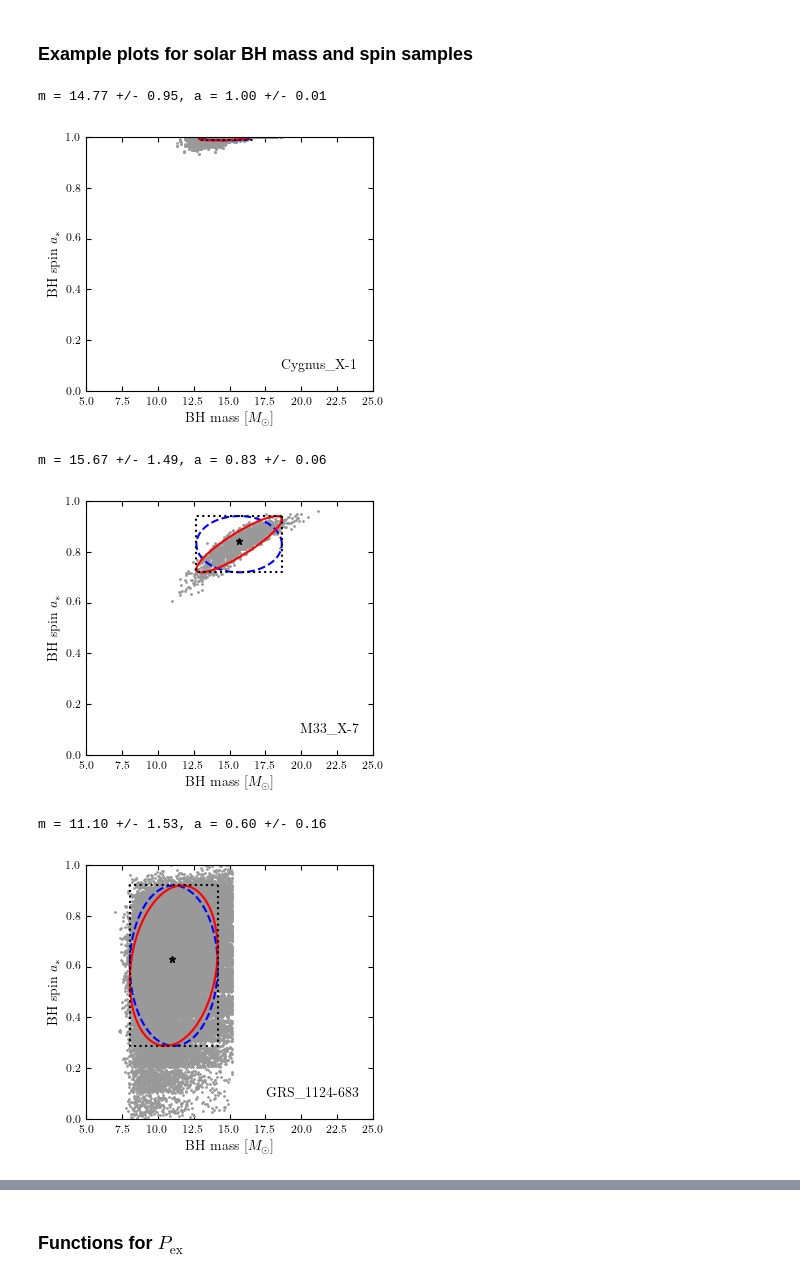
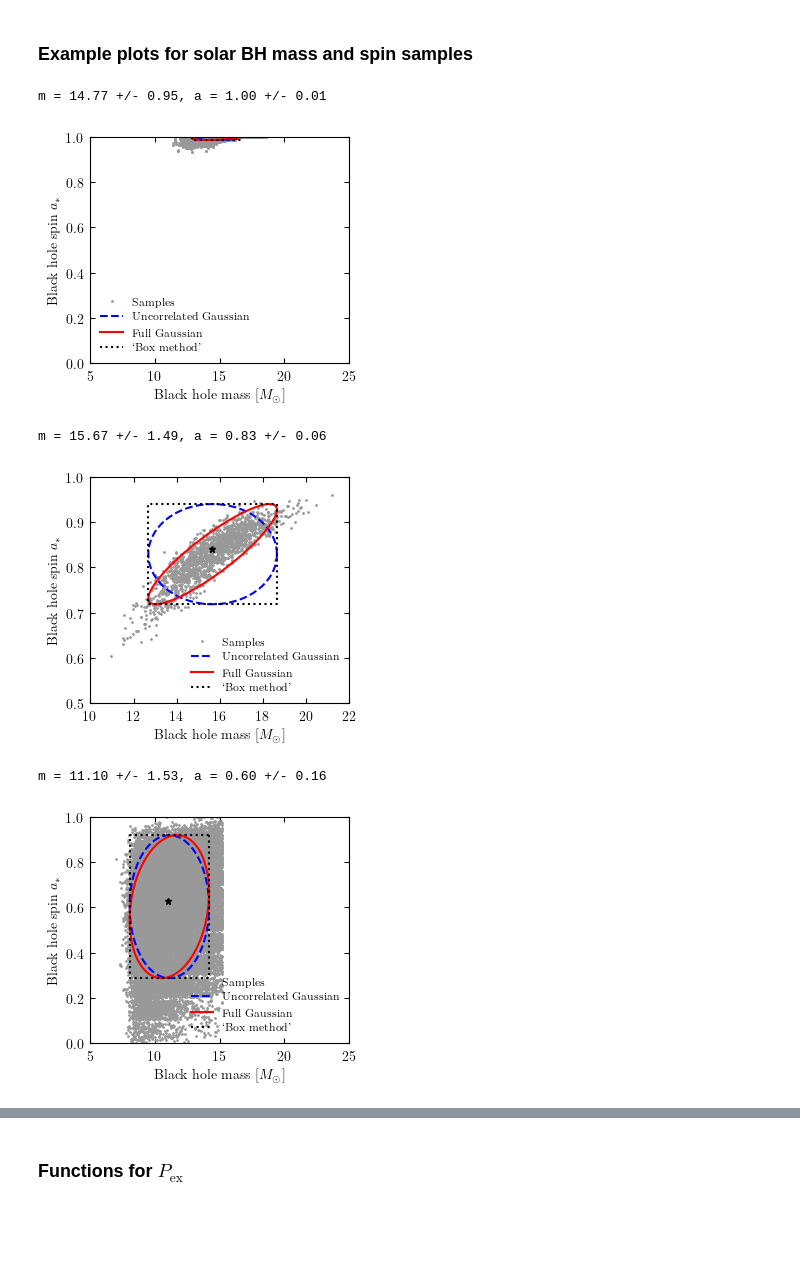
Before and after one commit to sebhoof/bhsr, a Jupyter notebook: examples.ipynb, the cells around one changed output, grey strips where cells are left out. Drawn from its saved outputs; the diff is of its cells as text; code cells hidden in the pictures; blank space fills up the shorter version.

```diff
--- a/examples.ipynb
+++ b/examples.ipynb
@@ -1,11 +1,12 @@
 # %%
 %load_ext autoreload
 %autoreload 2
+import sys
 import numpy as np
 import matplotlib.pyplot as plt
 plt.rcParams['figure.figsize'] = [8, 5]
 
-# from tqdm.notebook import tqdm
+from tqdm.notebook import tqdm
 from numpy.random import default_rng
 # from scipy.optimize import root_scalar
 # from scipy.interpolate import interp1d
@@ -13,16 +14,18 @@ from numpy.random import default_rng
 
 orig_path="/Users/sebhoof/Research/BHSR/"
 
-#sys.path.append("../code_matt/")
 rng = default_rng()
 
-#from BH_functions import stellar_functions
+sys.path.append("external/bhsr_exclusions_stott/")
+from BH_functions import stellar_functions
 
 from py.plotting import *
 from py.constants import *
 from py.bhsr import *
 from py.bosenova import *
 
+set_style()
+
 !mkdir -p figures
 # %% [output]
 The autoreload extension is already loaded. To reload it, use:
@@ -43,20 +46,20 @@ cygX1_a = np.concatenate(cygX1_a)
 plot_m_a(cygX1_m, cygX1_a, label='Cygnus_X-1',)
 # %% [output]
 m = 14.77 +/- 0.95, a = 1.00 +/- 0.01
-[figure, old version]
+[figure, new version]
 # %%
 # M33_X-7
 data = np.genfromtxt("data/raw/solar/M33_X-7/f3_data_tex.txt")
 m33x7_a0 = 0.77 + 0.068
 a0 = data[:,0]
 m0 = data[:,1]
 m33x7_a = -0.2 + (a0-154.560)*(0.1+0.2)/(369.920-154.560) + m33x7_a0
 m33x7_m = 12 + (m0-665.600)*(20-12)/(880.960-665.600)
 
-plot_m_a(m33x7_m, m33x7_a, label='M33_X-7', bfit=[15.65, 0.84])
+plot_m_a(m33x7_m, m33x7_a, label='M33_X-7', bfit=[15.65, 0.84], xlims=[10,22], ylims=[0.5, 1])
 # %% [output]
 m = 15.67 +/- 1.49, a = 0.83 +/- 0.06
-[figure, old version]
+[figure, new version]
 # %%
 # Nova_Muscae_1991 aka GRS 1124-683
 nm_files = !ls {orig_path}bh_data/raw/Nova_Muscae_1991/*npy
@@ -71,4 +74,4 @@ nm91_a = np.concatenate(nm91_a)
 plot_m_a(nm91_m, nm91_a, label='GRS_1124-683', bfit=[11.0,0.63])
 # %% [output]
 m = 11.10 +/- 1.53, a = 0.60 +/- 0.16
-[figure, old version]
+[figure, new version]
```
Also changed, not shown: parts of 11 cells of this notebook, 52 other files.
